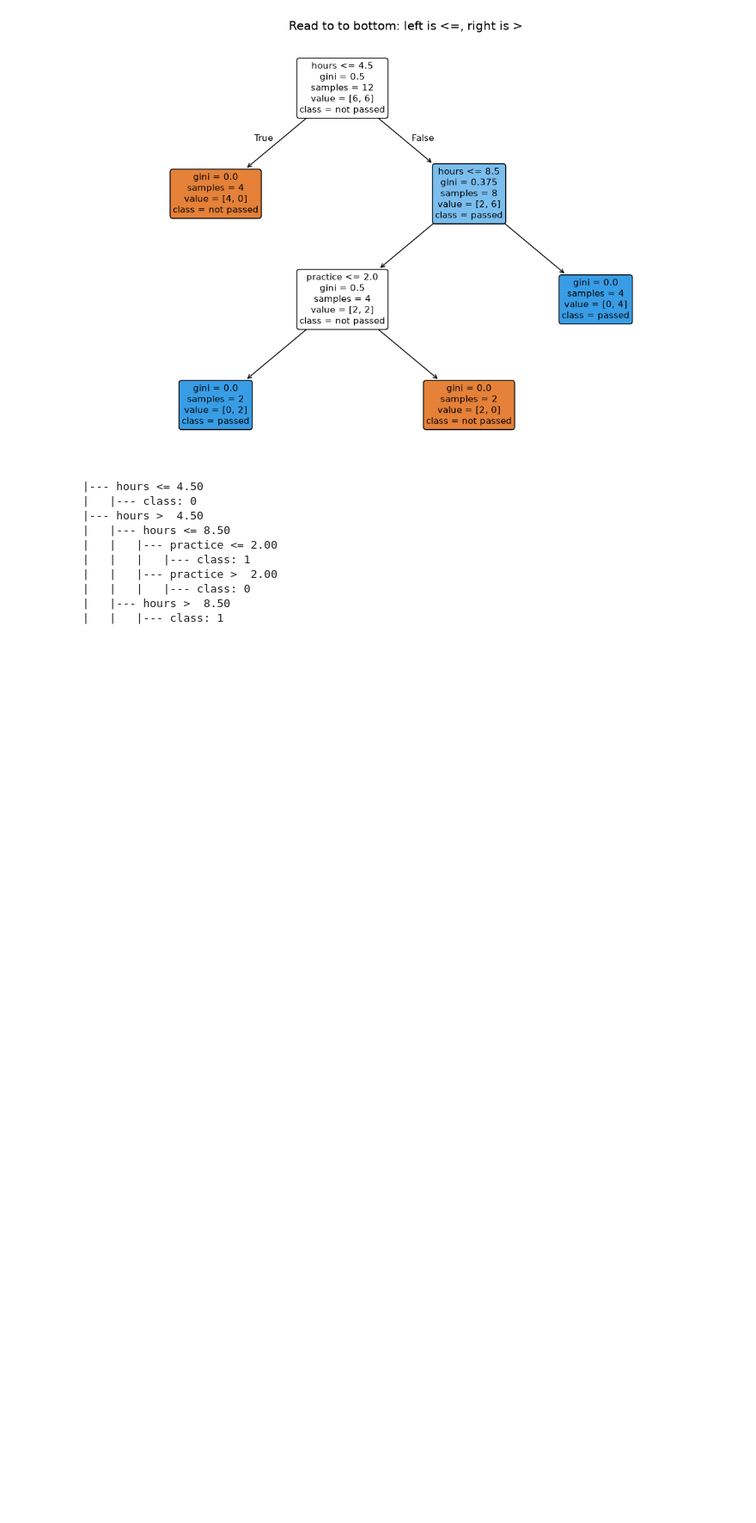
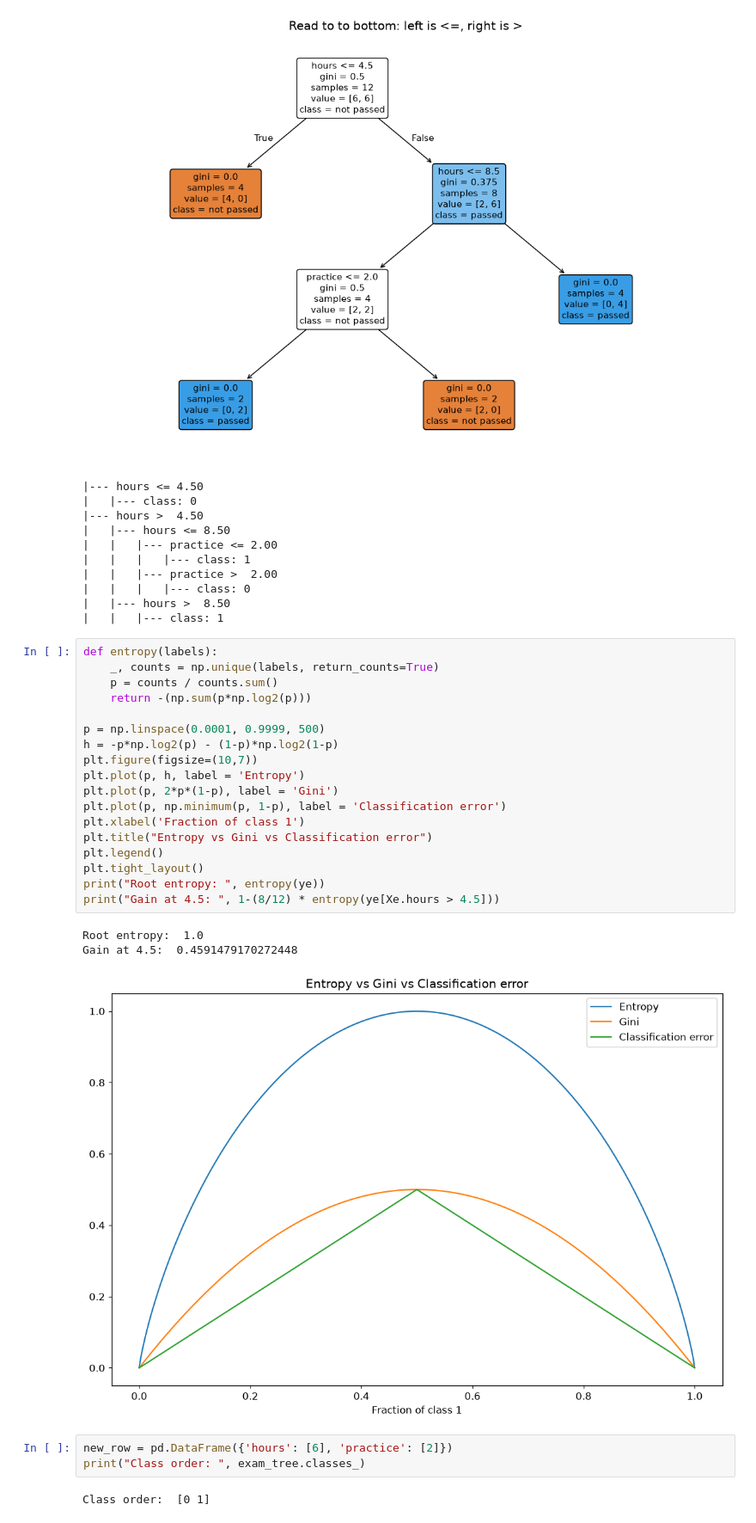
Before and after one commit to optimizer-step/scikit-learn-masterclass, a Jupyter notebook: notebooks/ch09_decision_tree.ipynb, the cells around one changed output. Shown at 86% size. Saved outputs shown, nothing was run; the diff lists cells and outputs as text; blank space fills up the shorter version.

Commit message:
Add decision tree classifier code cells

```diff
--- a/notebooks/ch09_decision_tree.ipynb
+++ b/notebooks/ch09_decision_tree.ipynb
@@ -260,3 +260,30 @@ print(export_text(exam_tree, feature_names = list(Xe.columns)))
 |   |   |   |--- class: 0
 |   |--- hours >  8.50
 |   |   |--- class: 1
+# %%
+def entropy(labels):
+    _, counts = np.unique(labels, return_counts=True)
+    p = counts / counts.sum()
+    return -(np.sum(p*np.log2(p)))
+
+p = np.linspace(0.0001, 0.9999, 500)
+h = -p*np.log2(p) - (1-p)*np.log2(1-p)
+plt.figure(figsize=(10,7))
+plt.plot(p, h, label = 'Entropy')
+plt.plot(p, 2*p*(1-p), label = 'Gini')
+plt.plot(p, np.minimum(p, 1-p), label = 'Classification error')
+plt.xlabel('Fraction of class 1')
+plt.title("Entropy vs Gini vs Classification error")
+plt.legend()
+plt.tight_layout()
+print("Root entropy: ", entropy(ye))
+print("Gain at 4.5: ", 1-(8/12) * entropy(ye[Xe.hours > 4.5]))
+# %% [output]
+Root entropy:  1.0
+Gain at 4.5:  0.4591479170272448
+[figure, added]
+# %%
+new_row = pd.DataFrame({'hours': [6], 'practice': [2]})
+print("Class order: ", exam_tree.classes_)
+# %% [output]
+Class order:  [0 1]
```
Also changed, not shown: parts of 25 cells of this notebook, 2 other files.
